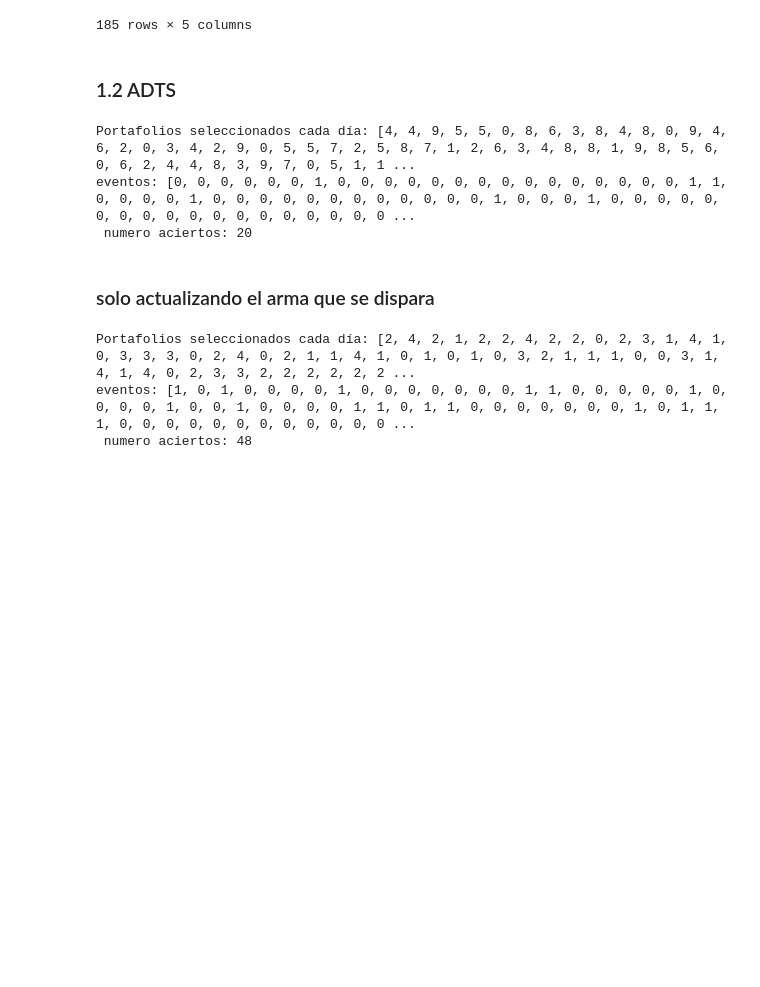
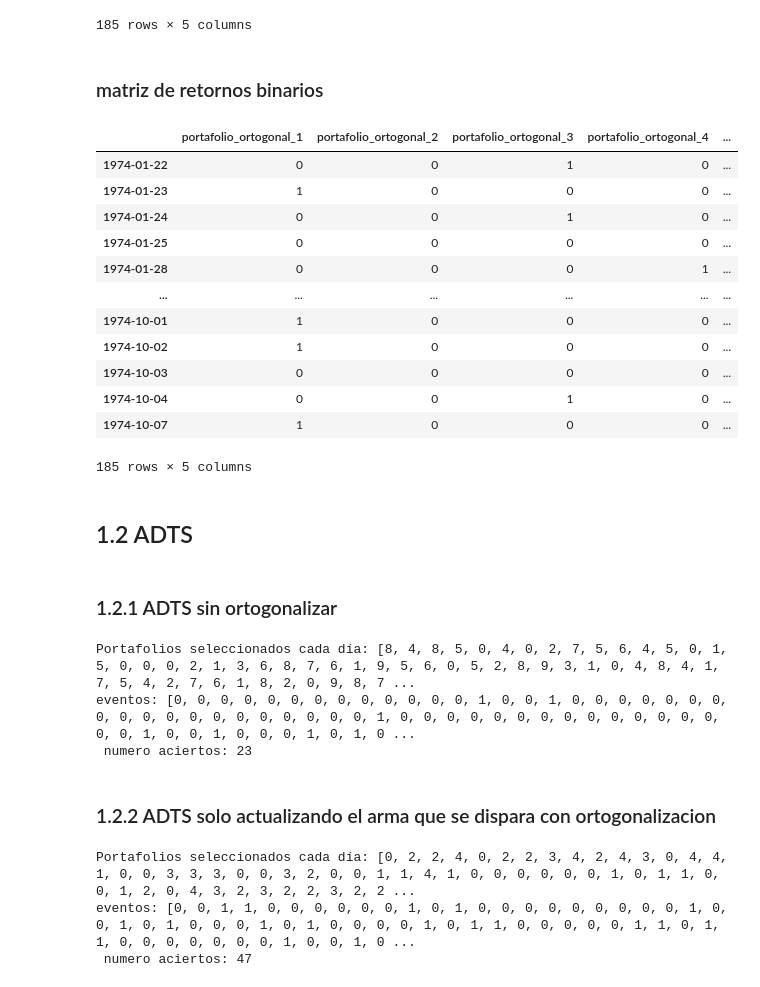
Before and after one commit to anamariapatron/modelos-de-interacciones-sociales-, a Jupyter notebook: trabajo final/metodologias.ipynb, the cells around one changed output. Drawn from its saved outputs; the diff is of its cells as text; code cells hidden in the pictures; blank space fills up the shorter version.

```diff
--- a/trabajo final/metodologias.ipynb
+++ b/trabajo final/metodologias.ipynb
@@ -315,8 +193,31 @@ resultado_df
 | 1974-10-04 | -0.840399 | -0.594352 | 0.466445 | 0.231845 | ... |
 | 1974-10-07 | 2.602566 | 0.810727 | -0.229323 | -0.087506 | ... |
 185 rows × 5 columns
+# %% [markdown]
+### matriz de retornos binarios
+# %%
+## matriz de 1's y 0's
+#t=1,2,3,..185
+resultado_df_binario= resultado_df.apply(lambda row: row == row.max(), axis=1).astype(int)
+resultado_df_binario
+# %% [output]
+|  | portafolio_ortogonal_1 | portafolio_ortogonal_2 | portafolio_ortogonal_3 | portafolio_ortogonal_4 | ... |
+| 1974-01-22 | 0 | 0 | 1 | 0 | ... |
+| 1974-01-23 | 1 | 0 | 0 | 0 | ... |
+| 1974-01-24 | 0 | 0 | 1 | 0 | ... |
+| 1974-01-25 | 0 | 0 | 0 | 0 | ... |
+| 1974-01-28 | 0 | 0 | 0 | 1 | ... |
+| ... | ... | ... | ... | ... | ... |
+| 1974-10-01 | 1 | 0 | 0 | 0 | ... |
+| 1974-10-02 | 1 | 0 | 0 | 0 | ... |
+| 1974-10-03 | 0 | 0 | 0 | 0 | ... |
+| 1974-10-04 | 0 | 0 | 1 | 0 | ... |
+| 1974-10-07 | 1 | 0 | 0 | 0 | ... |
+185 rows × 5 columns
 # %% [markdown]
-### 1.2 ADTS
+## 1.2 ADTS
+# %% [markdown]
+### 1.2.1 ADTS sin ortogonalizar
 # %%
 # sin ortogonalizar
 import numpy as np
@@ -338,6 +239,7 @@ def adaptive_discounted_thompson_sampling(returns, gamma, w):
         observed_rewards (list): Retornos observados para los portafolios seleccionados.
     """
     T, K = returns.shape  # T: número de días, K: número de portafolios
+    returns_binario= returns.apply(lambda row: row == row.max(), axis=1).astype(int)
 
     # Inicializar parámetros alpha y beta
     alpha = np.ones(K)  # α_k inicializado en 1
@@ -357,20 +259,26 @@ def adaptive_discounted_thompson_sampling(returns, gamma, w):
             theta.append(theta_k)
 
             # θ̌_k(t) ~ Beta(α_k^w, β_k^w), utilizando las últimas w recompensas
-            recent_rewards = returns.iloc[max(0, t-w):t, k]  # Últimos w días
-            alpha_w = np.sum(recent_rewards > 0)  # Suponiendo recompensas positivas son éxitos
-            beta_w = len(recent_rewards) - alpha_w
+            if t < w:
+                ventana_reward_t=returns_binario.iloc[0:t-1, k]  # Retorna lo mas que pueda
+            else:
+                ventana_reward_t=returns_binario.iloc[t-w-1:t-1, k]  # Si t es mayor que w, retorna los datos t-w
+
+            alpha_w = np.count_nonzero (ventana_reward_t.values)  # Suponiendo recompensas positivas son éxitos
+            beta_w = len(ventana_reward_t.values)- alpha_w
             theta_tilde_k = beta.rvs(alpha_w + 1, beta_w + 1)
             theta_tilde.append(theta_tilde_k)
 
+
         # Step 6: Elegir el portafolio I(t) = argmax_k f(θ_k(t), θ̌_k(t))
         f_values = [(theta[k] + theta_tilde[k])/2 for k in range(K)]
-        I_t = np.argmax(f_values)  # Índice del portafolio seleccionado
+        I_t = np.argmax(f_values)  # Índice del portafolio seleccionado con la ponderacion
         actions.append(I_t)
 
         # Step 7: Observar el retorno r_t del portafolio seleccionado
         reward_t = returns.iloc[t, I_t]
         observed_rewards.append(reward_t)
+
 
         # Step 8: Calcular X_t (1 si retorno es positivo, 0 en caso contrario)
         X_t = 1 if reward_t == returns.iloc[t, :].max() else 0
@@ -405,11 +313,11 @@ print("eventos:", eventos)
 numero_de_unos = eventos.count(1)
 print(" numero aciertos:", numero_de_unos)
 # %% [output]
-Portafolios seleccionados cada día: [4, 4, 9, 5, 5, 0, 8, 6, 3, 8, 4, 8, 0, 9, 4, 6, 2, 0, 3, 4, 2, 9, 0, 5, 5, 7, 2, 5, 8, 7, 1, 2, 6, 3, 4, 8, 8, 1, 9, 8, 5, 6, 0, 6, 2, 4, 4, 8, 3, 9, 7, 0, 5, 1, 1 ...
-eventos: [0, 0, 0, 0, 0, 0, 1, 0, 0, 0, 0, 0, 0, 0, 0, 0, 0, 0, 0, 0, 0, 0, 1, 1, 0, 0, 0, 0, 1, 0, 0, 0, 0, 0, 0, 0, 0, 0, 0, 0, 0, 1, 0, 0, 0, 1, 0, 0, 0, 0, 0, 0, 0, 0, 0, 0, 0, 0, 0, 0, 0, 0, 0, 0 ...
- numero aciertos: 20
+Portafolios seleccionados cada día: [8, 4, 8, 5, 0, 4, 0, 2, 7, 5, 6, 4, 5, 0, 1, 5, 0, 0, 0, 2, 1, 3, 6, 8, 7, 6, 1, 9, 5, 6, 0, 5, 2, 8, 9, 3, 1, 0, 4, 8, 4, 1, 7, 5, 4, 2, 7, 6, 1, 8, 2, 0, 9, 8, 7 ...
+eventos: [0, 0, 0, 0, 0, 0, 0, 0, 0, 0, 0, 0, 0, 1, 0, 0, 1, 0, 0, 0, 0, 0, 0, 0, 0, 0, 0, 0, 0, 0, 0, 0, 0, 0, 0, 0, 1, 0, 0, 0, 0, 0, 0, 0, 0, 0, 0, 0, 0, 0, 0, 0, 0, 1, 0, 0, 1, 0, 0, 0, 1, 0, 1, 0 ...
+ numero aciertos: 23
 # %% [markdown]
-### solo actualizando el arma que se dispara
+### 1.2.2 ADTS solo actualizando el arma que se dispara con ortogonalizacion
 # %%
 import numpy as np
 from scipy.stats import beta
@@ -430,7 +338,7 @@ def adaptive_discounted_thompson_sampling(returns, gamma, w):
         observed_rewards (list): Retornos observados para los portafolios seleccionados.
     """
     T, K = returns.shape  # T: número de días, K: número de portafolios
-
+    returns_binario=  returns.apply(lambda row: row == row.max(), axis=1).astype(int)
     # Inicializar parámetros alpha y beta
     alpha = np.ones(K)  # α_k inicializado en 1
     beta_params = np.ones(K)  # β_k inicializado en 1
@@ -449,20 +357,27 @@ def adaptive_discounted_thompson_sampling(returns, gamma, w):
             theta.append(theta_k)
 
             # θ̌_k(t) ~ Beta(α_k^w, β_k^w), utilizando las últimas w recompensas
-            recent_rewards = returns.iloc[max(0, t-w):t, k]  # Últimos w días
-            alpha_w = np.sum(recent_rewards > 0)  # Suponiendo recompensas positivas son éxitos
-            beta_w = len(recent_rewards) - alpha_w
+            if t < w:
+                ventana_reward_t=returns_binario.iloc[0:t-1, k]  # Retorna lo mas que pueda
+            else:
+                ventana_reward_t=returns_binario.iloc[t-w-1:t-1, k]  # Si t es mayor que w, retorna los datos t-w
+
+            alpha_w = np.count_nonzero (ventana_reward_t.values)  # Suponiendo recompensas positivas son éxitos
+            beta_w = len(ventana_reward_t.values)- alpha_w
             theta_tilde_k = beta.rvs(alpha_w + 1, beta_w + 1)
             theta_tilde.append(theta_tilde_k)
 
+
         # Step 6: Elegir el portafolio I(t) = argmax_k f(θ_k(t), θ̌_k(t))
         f_values = [(theta[k] + theta_tilde[k])/2 for k in range(K)]
-        I_t = np.argmax(f_values)  # Índice del portafolio seleccionado
+        I_t = np.argmax(f_values)  # Índice del portafolio seleccionado con la ponderacion
         actions.append(I_t)
 
         # Step 7: Observar el retorno r_t del portafolio seleccionado
         reward_t = returns.iloc[t, I_t]
         observed_rewards.append(reward_t)
+
+
 
         # Step 8: Calcular X_t (1 si retorno es positivo, 0 en caso contrario)
         X_t = 1 if reward_t == returns.iloc[t, :].max() else 0
@@ -497,7 +412,7 @@ print("eventos:", eventos)
 numero_de_unos = eventos.count(1)
 print(" numero aciertos:", numero_de_unos)
 # %% [output]
-Portafolios seleccionados cada día: [2, 4, 2, 1, 2, 2, 4, 2, 2, 0, 2, 3, 1, 4, 1, 0, 3, 3, 3, 0, 2, 4, 0, 2, 1, 1, 4, 1, 0, 1, 0, 1, 0, 3, 2, 1, 1, 1, 0, 0, 3, 1, 4, 1, 4, 0, 2, 3, 3, 2, 2, 2, 2, 2, 2 ...
-eventos: [1, 0, 1, 0, 0, 0, 0, 1, 0, 0, 0, 0, 0, 0, 0, 1, 1, 0, 0, 0, 0, 0, 1, 0, 0, 0, 0, 1, 0, 0, 1, 0, 0, 0, 0, 1, 1, 0, 1, 1, 0, 0, 0, 0, 0, 0, 0, 1, 0, 1, 1, 1, 0, 0, 0, 0, 0, 0, 0, 0, 0, 0, 0, 0 ...
- numero aciertos: 48
+Portafolios seleccionados cada día: [0, 2, 2, 4, 0, 2, 2, 3, 4, 2, 4, 3, 0, 4, 4, 1, 0, 0, 3, 3, 3, 0, 0, 3, 2, 0, 0, 1, 1, 4, 1, 0, 0, 0, 0, 0, 0, 1, 0, 1, 1, 0, 0, 1, 2, 0, 4, 3, 2, 3, 2, 2, 3, 2, 2 ...
+eventos: [0, 0, 1, 1, 0, 0, 0, 0, 0, 0, 1, 0, 1, 0, 0, 0, 0, 0, 0, 0, 0, 0, 1, 0, 0, 1, 0, 1, 0, 0, 0, 1, 0, 1, 0, 0, 0, 0, 1, 0, 1, 1, 0, 0, 0, 0, 0, 1, 1, 0, 1, 1, 0, 0, 0, 0, 0, 0, 0, 1, 0, 0, 1, 0 ...
+ numero aciertos: 47
 # %% [markdown]
```
Also changed, not shown: parts of 16 cells of this notebook.
